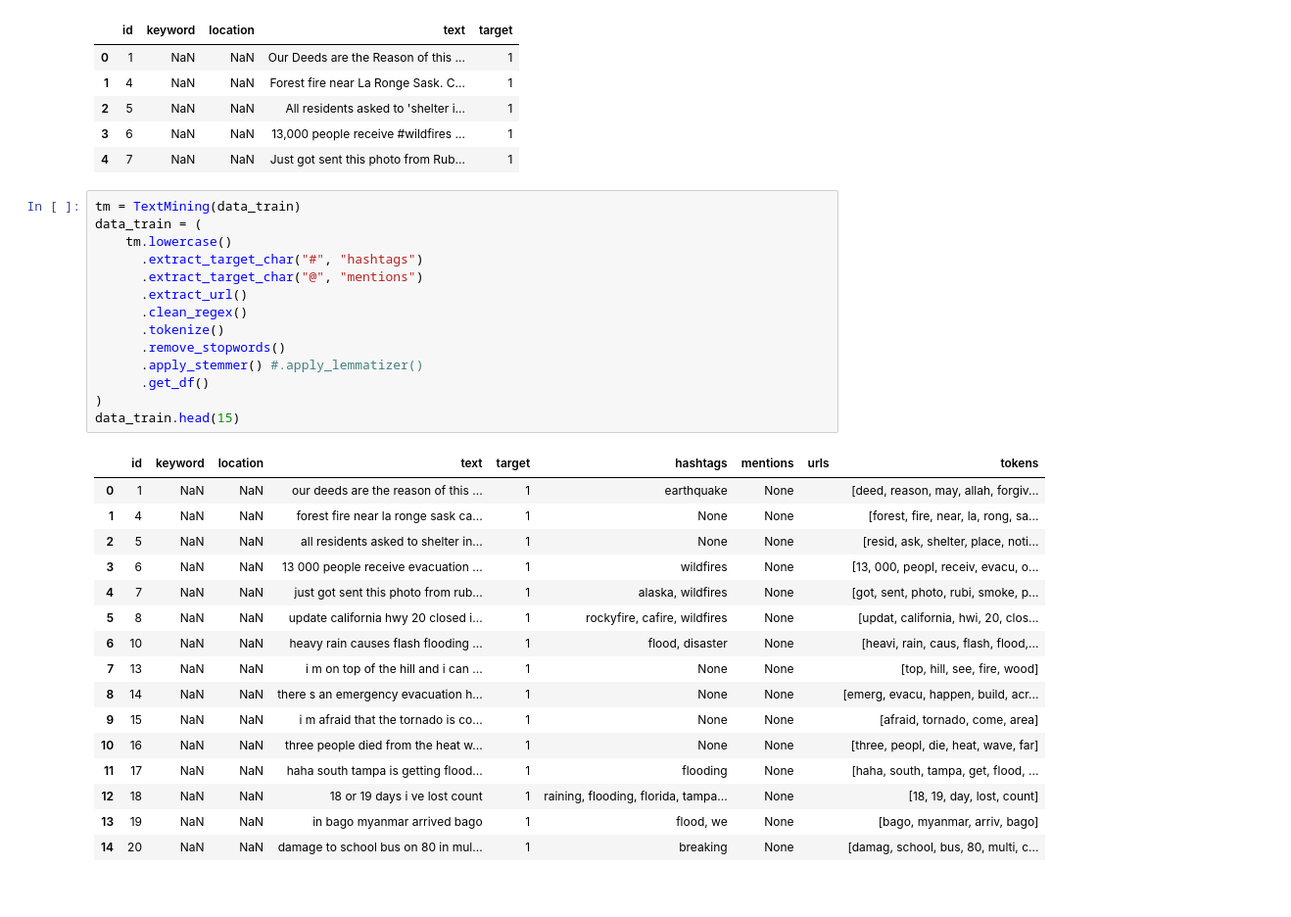
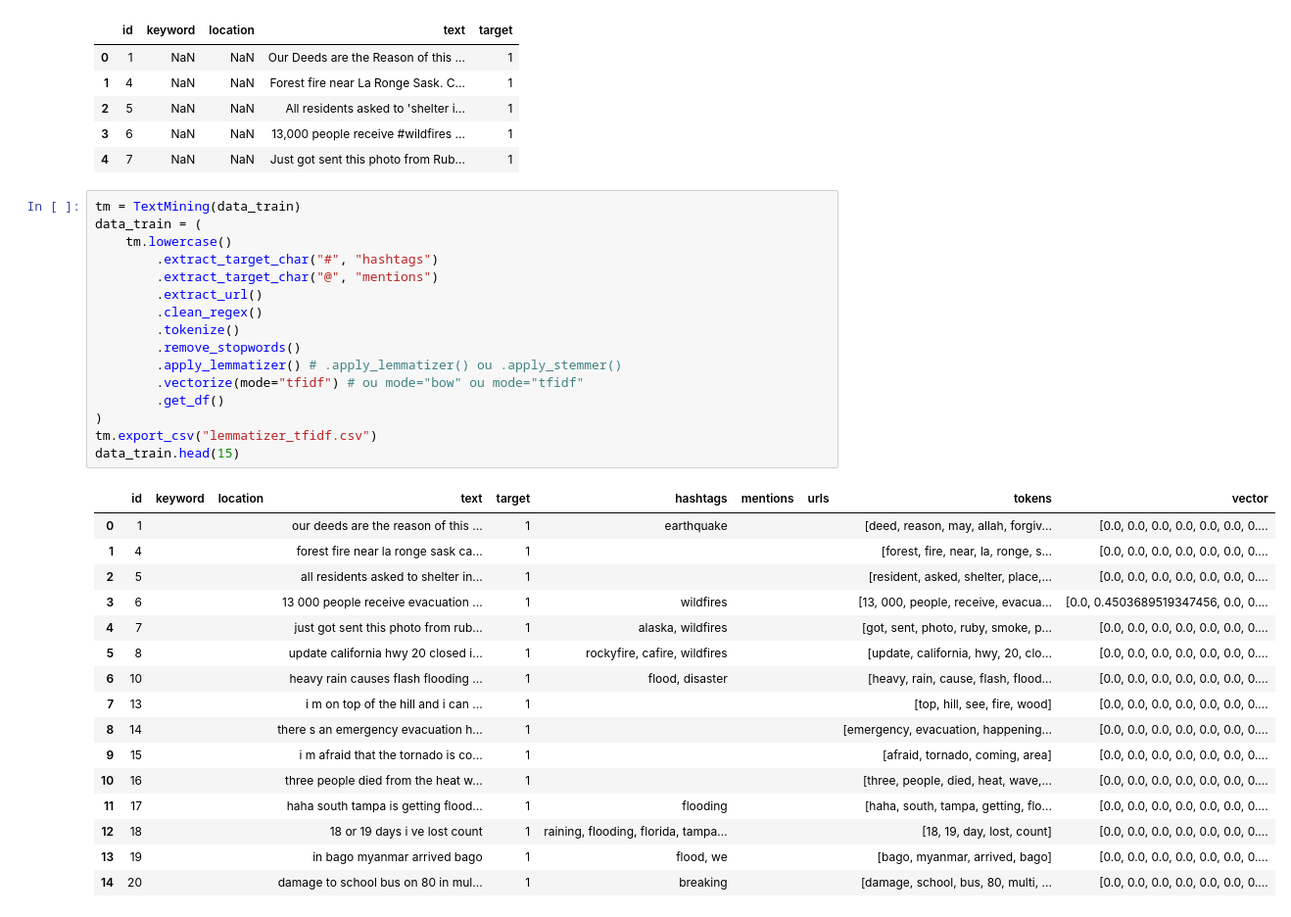
Before and after one commit to ines-lorquet/eye-of-emergency, a Jupyter notebook: notebook/csv_maker.ipynb, the cells around one changed output. Shown: that part at 98% size. Saved outputs shown, nothing was run; the diff lists cells and outputs as text.

```diff
--- a/poo/test_poo.ipynb
+++ b/notebook/csv_maker.ipynb
@@ -34,37 +21,39 @@ data_train.head()
 | 2 | 5 | NaN | NaN | All residents asked to 'shelter i... | 1 |
 | 3 | 6 | NaN | NaN | 13,000 people receive #wildfires ... | 1 |
 | 4 | 7 | NaN | NaN | Just got sent this photo from Rub... | 1 |
-# %%
-tm = TextMining(data_train)
-data_train = (
-    tm.lowercase()
-      .extract_target_char("#", "hashtags")
-      .extract_target_char("@", "mentions")
-      .extract_url()
-      .clean_regex()
-      .tokenize()
-      .remove_stopwords()
-      .apply_stemmer() #.apply_lemmatizer()
-      .get_df()
-)
-data_train.head(15)
-# %% [output]
-|  | id | keyword | location | text | target | hashtags | mentions | urls | tokens |
-| 0 | 1 | NaN | NaN | our deeds are the reason of this ... | 1 | earthquake | None |  | [deed, reason, may, allah, forgiv... |
-| 1 | 4 | NaN | NaN | forest fire near la ronge sask ca... | 1 | None | None |  | [forest, fire, near, la, rong, sa... |
-| 2 | 5 | NaN | NaN | all residents asked to shelter in... | 1 | None | None |  | [resid, ask, shelter, place, noti... |
-| 3 | 6 | NaN | NaN | 13 000 people receive evacuation ... | 1 | wildfires | None |  | [13, 000, peopl, receiv, evacu, o... |
-| 4 | 7 | NaN | NaN | just got sent this photo from rub... | 1 | alaska, wildfires | None |  | [got, sent, photo, rubi, smoke, p... |
-| 5 | 8 | NaN | NaN | update california hwy 20 closed i... | 1 | rockyfire, cafire, wildfires | None |  | [updat, california, hwi, 20, clos... |
-| 6 | 10 | NaN | NaN | heavy rain causes flash flooding ... | 1 | flood, disaster | None |  | [heavi, rain, caus, flash, flood,... |
-| 7 | 13 | NaN | NaN | i m on top of the hill and i can ... | 1 | None | None |  | [top, hill, see, fire, wood] |
-| 8 | 14 | NaN | NaN | there s an emergency evacuation h... | 1 | None | None |  | [emerg, evacu, happen, build, acr... |
-| 9 | 15 | NaN | NaN | i m afraid that the tornado is co... | 1 | None | None |  | [afraid, tornado, come, area] |
-| 10 | 16 | NaN | NaN | three people died from the heat w... | 1 | None | None |  | [three, peopl, die, heat, wave, far] |
-| 11 | 17 | NaN | NaN | haha south tampa is getting flood... | 1 | flooding | None |  | [haha, south, tampa, get, flood, ... |
-| 12 | 18 | NaN | NaN | 18 or 19 days i ve lost count | 1 | raining, flooding, florida, tampa... | None |  | [18, 19, day, lost, count] |
-| 13 | 19 | NaN | NaN | in bago myanmar arrived bago | 1 | flood, we | None |  | [bago, myanmar, arriv, bago] |
-| 14 | 20 | NaN | NaN | damage to school bus on 80 in mul... | 1 | breaking | None |  | [damag, school, bus, 80, multi, c... |
+# %%
+tm = TextMining(data_train)
+data_train = (
+    tm.lowercase()
+        .extract_target_char("#", "hashtags")
+        .extract_target_char("@", "mentions")
+        .extract_url()
+        .clean_regex()
+        .tokenize()
+        .remove_stopwords()
+        .apply_lemmatizer() # .apply_lemmatizer() ou .apply_stemmer()
+        .vectorize(mode="tfidf") # ou mode="bow" ou mode="tfidf"
+        .get_df()
+)
+tm.export_csv("lemmatizer_tfidf.csv")
+data_train.head(15)
+# %% [output]
+|  | id | keyword | location | text | target | hashtags | mentions | urls | tokens | vector |
+| 0 | 1 |  |  | our deeds are the reason of this ... | 1 | earthquake |  |  | [deed, reason, may, allah, forgiv... | [0.0, 0.0, 0.0, 0.0, 0.0, 0.0, 0.... |
+| 1 | 4 |  |  | forest fire near la ronge sask ca... | 1 |  |  |  | [forest, fire, near, la, ronge, s... | [0.0, 0.0, 0.0, 0.0, 0.0, 0.0, 0.... |
+| 2 | 5 |  |  | all residents asked to shelter in... | 1 |  |  |  | [resident, asked, shelter, place,... | [0.0, 0.0, 0.0, 0.0, 0.0, 0.0, 0.... |
+| 3 | 6 |  |  | 13 000 people receive evacuation ... | 1 | wildfires |  |  | [13, 000, people, receive, evacua... | [0.0, 0.4503689519347456, 0.0, 0.... |
+| 4 | 7 |  |  | just got sent this photo from rub... | 1 | alaska, wildfires |  |  | [got, sent, photo, ruby, smoke, p... | [0.0, 0.0, 0.0, 0.0, 0.0, 0.0, 0.... |
+| 5 | 8 |  |  | update california hwy 20 closed i... | 1 | rockyfire, cafire, wildfires |  |  | [update, california, hwy, 20, clo... | [0.0, 0.0, 0.0, 0.0, 0.0, 0.0, 0.... |
+| 6 | 10 |  |  | heavy rain causes flash flooding ... | 1 | flood, disaster |  |  | [heavy, rain, cause, flash, flood... | [0.0, 0.0, 0.0, 0.0, 0.0, 0.0, 0.... |
+| 7 | 13 |  |  | i m on top of the hill and i can ... | 1 |  |  |  | [top, hill, see, fire, wood] | [0.0, 0.0, 0.0, 0.0, 0.0, 0.0, 0.... |
+| 8 | 14 |  |  | there s an emergency evacuation h... | 1 |  |  |  | [emergency, evacuation, happening... | [0.0, 0.0, 0.0, 0.0, 0.0, 0.0, 0.... |
+| 9 | 15 |  |  | i m afraid that the tornado is co... | 1 |  |  |  | [afraid, tornado, coming, area] | [0.0, 0.0, 0.0, 0.0, 0.0, 0.0, 0.... |
+| 10 | 16 |  |  | three people died from the heat w... | 1 |  |  |  | [three, people, died, heat, wave,... | [0.0, 0.0, 0.0, 0.0, 0.0, 0.0, 0.... |
+| 11 | 17 |  |  | haha south tampa is getting flood... | 1 | flooding |  |  | [haha, south, tampa, getting, flo... | [0.0, 0.0, 0.0, 0.0, 0.0, 0.0, 0.... |
+| 12 | 18 |  |  | 18 or 19 days i ve lost count | 1 | raining, flooding, florida, tampa... |  |  | [18, 19, day, lost, count] | [0.0, 0.0, 0.0, 0.0, 0.0, 0.0, 0.... |
+| 13 | 19 |  |  | in bago myanmar arrived bago | 1 | flood, we |  |  | [bago, myanmar, arrived, bago] | [0.0, 0.0, 0.0, 0.0, 0.0, 0.0, 0.... |
+| 14 | 20 |  |  | damage to school bus on 80 in mul... | 1 | breaking |  |  | [damage, school, bus, 80, multi, ... | [0.0, 0.0, 0.0, 0.0, 0.0, 0.0, 0.... |
 # %%
 mentions_count = data_train['mentions'].apply(lambda x: isinstance(x, str) and x.strip() != "").sum()
 hashtags_count = data_train['hashtags'].apply(lambda x: isinstance(x, str) and x.strip() != "").sum()
```
Also changed, not shown: parts of 6 cells of this notebook, 10 other files.
